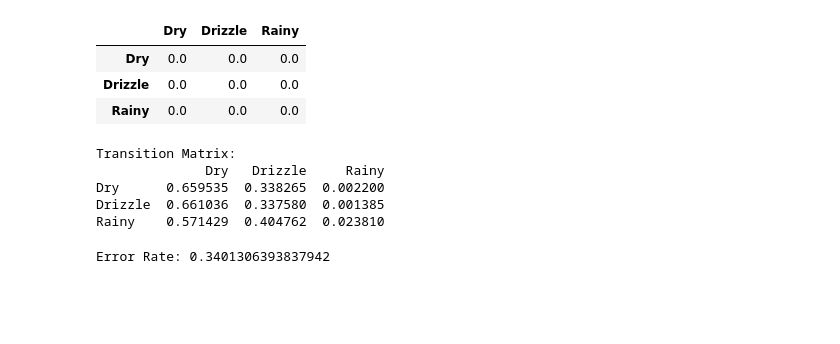
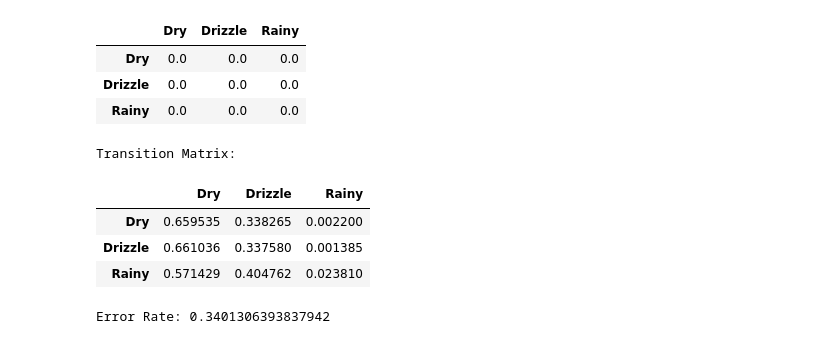
Before and after one commit to wojodd/marcove_chain, a Jupyter notebook: project/MarkovChain.ipynb, the cells around one changed output. Saved outputs shown, nothing was run; the diff lists cells and outputs as text; code cells hidden in the pictures; blank space fills up the shorter version.

Commit message:
transition matrix updated

```diff
--- a/project/MarkovChain.ipynb
+++ b/project/MarkovChain.ipynb
@@ -154,21 +146,21 @@ transition_matrix
 # %%
 # Count the transitions between states
 for i in range(len(precip_df) - 1):
     current_state = precip_df['precipitation_state'].iloc[i]
     next_state = precip_df['precipitation_state'].iloc[i + 1]
     transition_matrix.loc[current_state, next_state] += 1
 
 # Normalize the counts to convert them into probabilities
 transition_matrix = transition_matrix.div(transition_matrix.sum(axis=1), axis=0)
 
 print("Transition Matrix:")
-print(transition_matrix)
+transition_matrix
 # %% [output]
 Transition Matrix:
-              Dry   Drizzle     Rainy
-Dry      0.659535  0.338265  0.002200
-Drizzle  0.661036  0.337580  0.001385
-Rainy    0.571429  0.404762  0.023810
+|  | Dry | Drizzle | Rainy |
+| Dry | 0.659535 | 0.338265 | 0.002200 |
+| Drizzle | 0.661036 | 0.337580 | 0.001385 |
+| Rainy | 0.571429 | 0.404762 | 0.023810 |
 # %%
 # Define a function to predict the next state based on the highest transition probability
 def predict_next_state(current_state, matrix):
```
Also changed, not shown: parts of 8 cells of this notebook.
